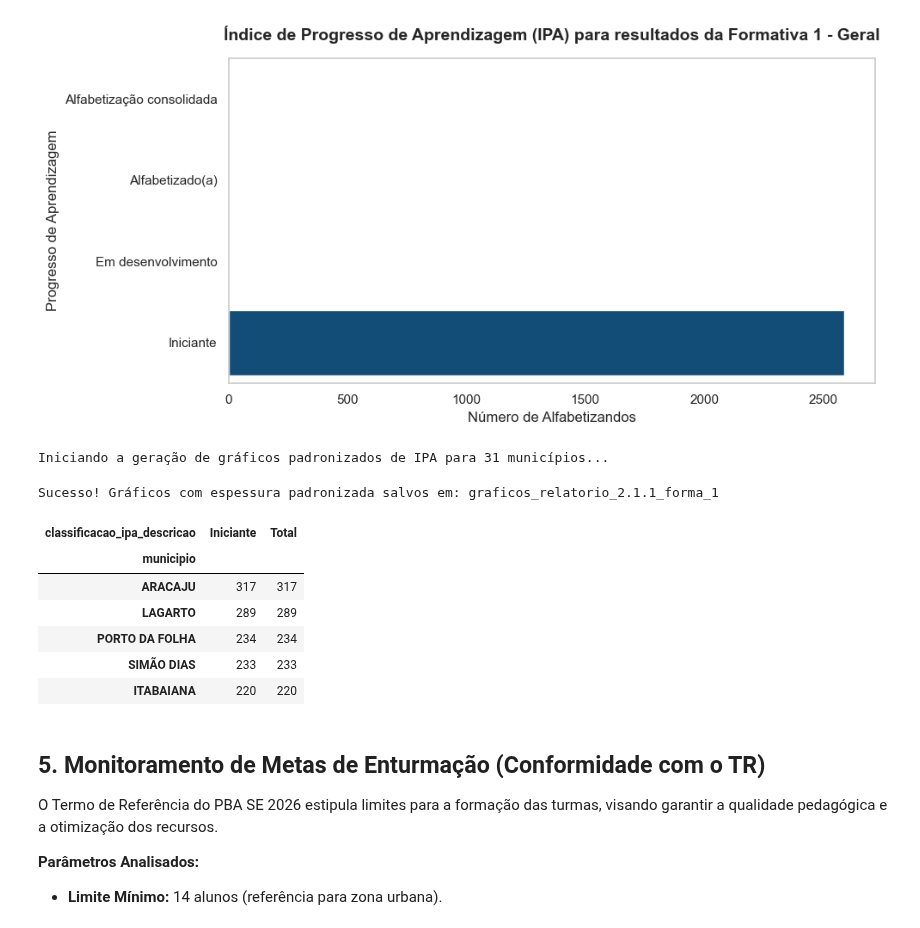
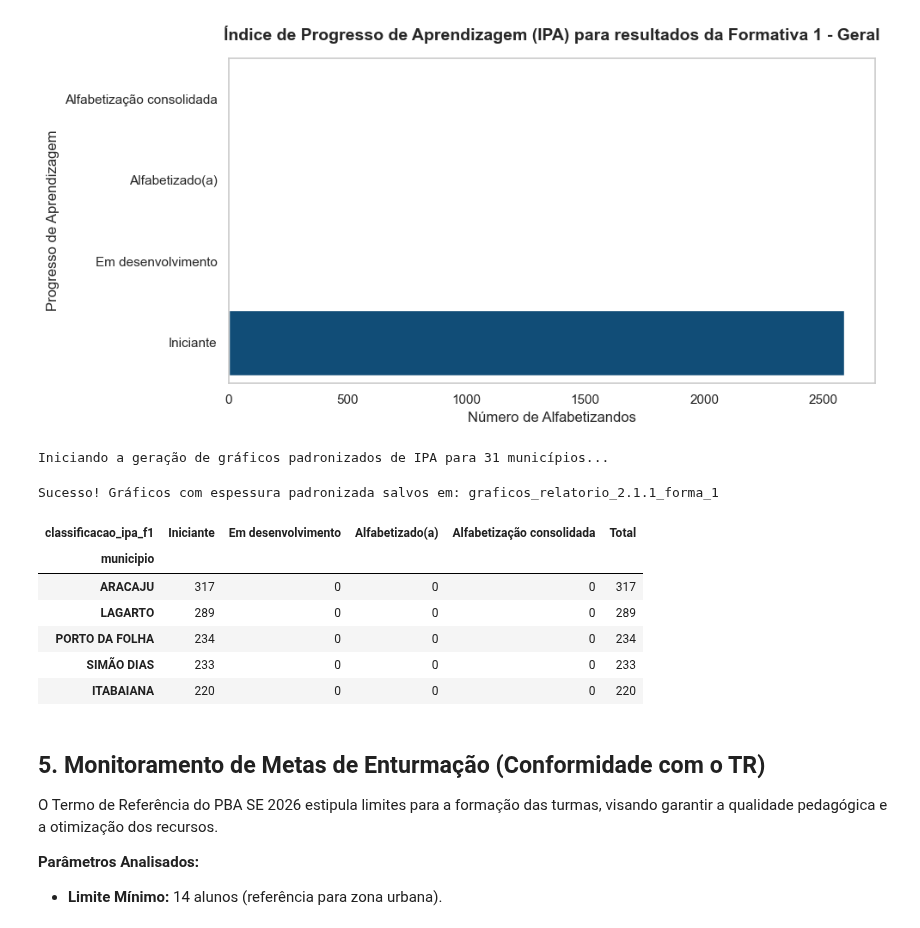
Before and after one commit to fabcmc/pba_se_2026, a Jupyter notebook: SE_2026.1_Formativa_1.ipynb, the cells around one changed output. Drawn from its saved outputs; the diff is of its cells as text; code cells hidden in the pictures.

Commit message:
Adding code to understand number of people for each evaluation and simplifying IPA categories

```diff
--- a/SE_2026.1_Formativa_1.ipynb
+++ b/SE_2026.1_Formativa_1.ipynb
@@ -86,9 +86,9 @@ tetos_forma_4 = {'ol': 14, 'pe': 14, 'al': 22}
 # Definindo pesos das práticas de linguagem para cálculo de IPA
 pesos = {'pe': 0.45, 'ol': 0.40, 'al': 0.15}
 
-# Classificação Pedagógica utilizando os Thresholds Flexíveis
+# Classificação Pedagógica utilizando os Thresholds Flexíveis para IPA
 limites_ajustados = [0, 1.49, 2.49, 3.49, 4.01]
-rotulos = ['N1', 'N2', 'N3', 'N4']
+rotulos = ['Iniciante', 'Em desenvolvimento', 'Alfabetizado(a)', 'Alfabetização consolidada']
 # %%
 # Importando arquivos separados
 df_pedagogico = pd.read_csv(
@@ -1343,7 +1369,7 @@ def calcular_ipa_geral(df):
     # Ordenando categorias
     df[f'classificacao_ipa_f{NUM_FORMATIVA}'] = pd.Categorical(
         df[f'classificacao_ipa_f{NUM_FORMATIVA}'],
-        categories=['N1', 'N2', 'N3', 'N4'],
+        categories=rotulos,
         ordered=True
     )
 
@@ -1377,30 +1403,15 @@ df_formativa = calcular_ipa_geral(df_formativa)
 # %%
-# Dicionário de Níveis para IPA
-dicionario_nivel_ipa = {
-    'N1': 'Iniciante',
-    'N2': 'Em desenvolvimento',
-    'N3': 'Alfabetizado(a)',
-    'N4': 'Alfabetização consolidada',
-}
-
-# Mudando nome dos níveis para apresentar no gráfico
-df_formativa.loc[:, 'classificacao_ipa_descricao'] = (
-    df_formativa[f'classificacao_ipa_f{NUM_FORMATIVA}']
-    .str.extract(r'(N\d)', expand=False)  # 1. Extrai apenas o pedaço que diz "N1", "N2", etc.
-    .map(dicionario_nivel_ipa)            # 2. Traduz a sigla usando o dicionário
-    .fillna(df_formativa[f'classificacao_ipa_f{NUM_FORMATIVA}']) # 3. Se não achar nada, mantém o texto original
-)
-
+# Criando ordem mais adequada de exposição de classificação de IPA no gráfico
 ordem_descricao_ipa = ['Alfabetização consolidada', 'Alfabetizado(a)', 'Em desenvolvimento', 'Iniciante']
 
 # Plotar o desempenho específico destes alunos na Formativa 1
 plt.figure(figsize=(10, 5))
 sns.countplot(
-    y='classificacao_ipa_descricao',
+    y=f'classificacao_ipa_f{NUM_FORMATIVA}',
     data=df_formativa,
     order=ordem_descricao_ipa,
     palette=cores_pba,
-    hue='classificacao_ipa_descricao',
+    hue=f'classificacao_ipa_f{NUM_FORMATIVA}',
     height=0.8,       # FIXA A ESPESSURA: 0.8 é a largura padrão do Seaborn
     legend=False
 )
@@ -1428,7 +1439,7 @@ for muni in municipios:
     df_muni = df_formativa[df_formativa['municipio'] == muni]
 
     # Agrupar dados
-    ipa_forma_municipios = df_muni.groupby(['municipio', 'classificacao_ipa_descricao'], observed=False)['cpf'].nunique().reset_index()
+    ipa_forma_municipios = df_muni.groupby(['municipio', f'classificacao_ipa_f{NUM_FORMATIVA}'], observed=False)['cpf'].nunique().reset_index()
     ipa_forma_municipios.columns = ['municipio', f'classificacao_ipa_f{NUM_FORMATIVA}', f'numero_alfabetizandos_f{NUM_FORMATIVA}']
 
     # Mantemos o figsize similar ao seu gráfico geral para proporção
@@ -1466,42 +1477,43 @@ for muni in municipios:
     nome_arquivo = f"IPA_{PREFIXO_COLUNA}_{muni.lower().replace(' ', '_')}.png"
     caminho_salvamento = os.path.join(dir_graficos, nome_arquivo)
 
     plt.savefig(caminho_salvamento, dpi=300, bbox_inches='tight')
     plt.close(fig)
 
 # Criando resultados por municípios
 ipa_resultados_municipios = pd.pivot_table(
     df_formativa,
     index='municipio',           # O que vai ficar nas linhas
-    columns='classificacao_ipa_descricao',    # O que vai ficar nas colunas (N1, N2, N3, N4)
+    columns=f'classificacao_ipa_f{NUM_FORMATIVA}',
     values='cpf',                # O que vai ser contado (alunos)
     aggfunc='nunique',              # A operação: contar a quantidade de linhas (alunos)
-    fill_value=0                 # Preencher com 0 onde não houver alunos (em vez de NaN)
+    fill_value=0,                 # Preencher com 0 onde não houver alunos (em vez de NaN)
+    observed=False
 ) # Reseta o índice para transformar 'municipio' em coluna normal
 
 # Adicionar uma coluna de 'Total' para enriquecer a tabela
 ipa_resultados_municipios['Total'] = ipa_resultados_municipios.sum(axis=1)
 
 # Ordenar a tabela pela quantidade total de alunos no município (do maior para o menor)
 ipa_resultados_municipios = ipa_resultados_municipios.sort_values(by='Total', ascending=False)
 
 # Salvando o arquivo no diretório dir_graficos
 nome_do_arquivo_4 = f'IPA_{PREFIXO_COLUNA}_resultados_por_municipio.xlsx'
 caminho_excel_4 = os.path.join(dir_graficos, nome_do_arquivo_4)
 ipa_resultados_municipios.to_excel(caminho_excel_4, index=True)
 
 print(f"Sucesso! Gráficos com espessura padronizada salvos em: {dir_graficos}")
 display(ipa_resultados_municipios.head())
 # %% [output]
 Iniciando a geração de gráficos padronizados de IPA para 31 municípios...
 Sucesso! Gráficos com espessura padronizada salvos em: graficos_relatorio_2.1.1_forma_1
-| classificacao_ipa_descricao | Iniciante | Total |
-| municipio |  |  |
-| ARACAJU | 317 | 317 |
-| LAGARTO | 289 | 289 |
-| PORTO DA FOLHA | 234 | 234 |
-| SIMÃO DIAS | 233 | 233 |
-| ITABAIANA | 220 | 220 |
+| classificacao_ipa_f1 | Iniciante | Em desenvolvimento | Alfabetizado(a) | Alfabetização consolidada | Total |
+| municipio |  |  |  |  |  |
+| ARACAJU | 317 | 0 | 0 | 0 | 317 |
+| LAGARTO | 289 | 0 | 0 | 0 | 289 |
+| PORTO DA FOLHA | 234 | 0 | 0 | 0 | 234 |
+| SIMÃO DIAS | 233 | 0 | 0 | 0 | 233 |
+| ITABAIANA | 220 | 0 | 0 | 0 | 220 |
 # %% [markdown]
 ## 5. Monitoramento de Metas de Enturmação (Conformidade com o TR)
 
```
Also changed, not shown: parts of 4 cells of this notebook.
